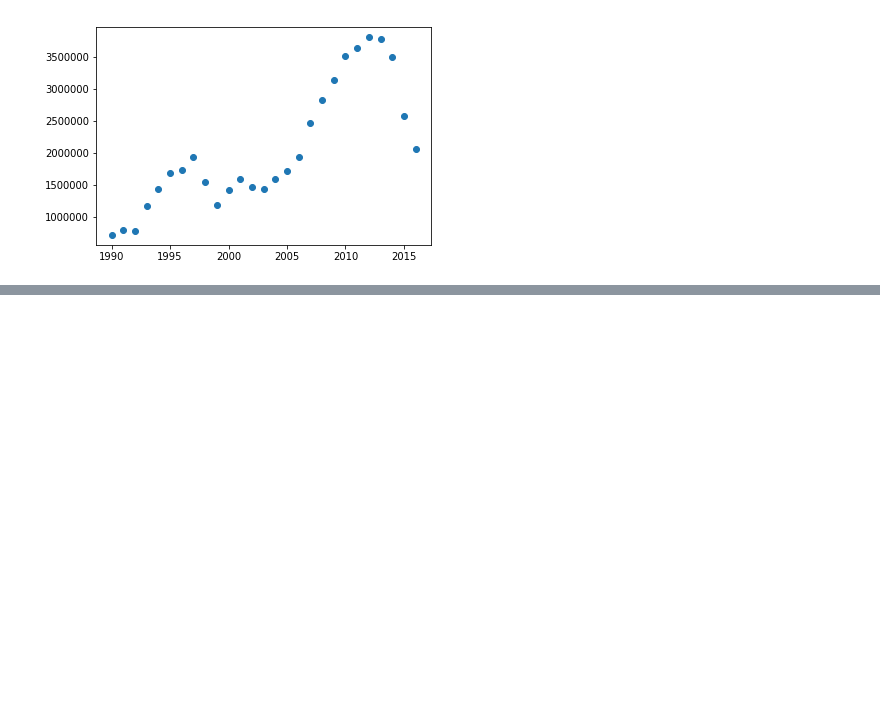
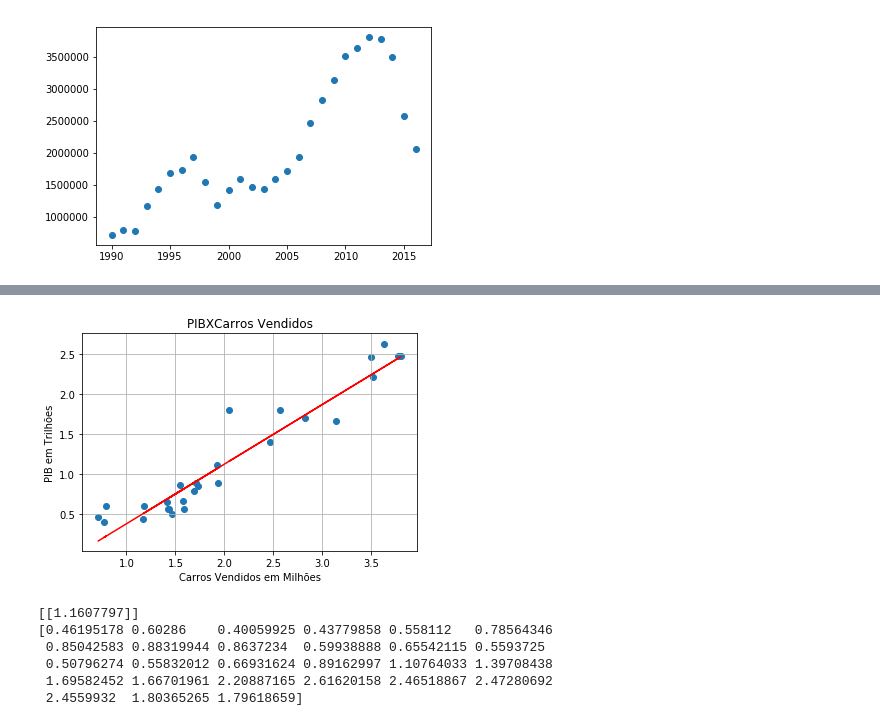
Before and after one commit to allandcnarciso/Sell-Cars-GPD-Regression-, a Jupyter notebook: analysis.ipynb, the cells around one changed output, grey strips where cells are left out. Saved outputs shown, nothing was run; the diff lists cells and outputs as text; code cells hidden in the pictures; blank space fills up the shorter version.

Commit message:
Fit a model

```diff
--- a/analysis.ipynb
+++ b/analysis.ipynb
@@ -83,0 +99,14 @@ plt.show()
+# %%
+model = Sequential()
+model.add(Dense(1, input_dim=1))
+model.add(Activation('linear'))
+model.compile(optimizer='sgd',
+              loss='mse')
+# %%
+X,Y=gpd_values[30:len(gpd_values)],(car_amount[0:len(car_amount)-1]/1000000)
+trX = np.linspace(-1, 1, 27)
+trY = (2 * trX) + (np.random.randn(*trX.shape) * 0.33)
+print(Y)
+
+#model.fit(trX,trY , epochs=100, verbose=1)
+model.fit(Y[0:len(Y)-1],X[0:len(X)-1] , epochs=100, verbose=1)
@@ -83,0 +132,26 @@ plt.show()
+# %%
+weights = model.layers[0].get_weights()
+w = weights[0][0][0]
+b = weights[1][0]
+# %%
+plt.scatter(Y,X)
+plt.grid(True)
+plt.ylabel('PIB em Trilhões')
+plt.xlabel('Carros Vendidos em Milhões')
+plt.title('PIBXCarros Vendidos')
+plt.plot(Y, w*Y + b, c='red')
+plt.show()
+# %% [output]
+[figure, added]
+# %%
+#print(X)
+out = np.array([2.05024])
+print(model.predict(out))
+print(X)
+# %% [output]
+[[1.1607797]]
+[0.46195178 0.60286    0.40059925 0.43779858 0.558112   0.78564346
+ 0.85042583 0.88319944 0.8637234  0.59938888 0.65542115 0.5593725
+ 0.50796274 0.55832012 0.66931624 0.89162997 1.10764033 1.39708438
+ 1.69582452 1.66701961 2.20887165 2.61620158 2.46518867 2.47280692
+ 2.4559932  1.80365265 1.79618659]
```
Also changed, not shown: parts of 7 cells of this notebook, 2 other files.
